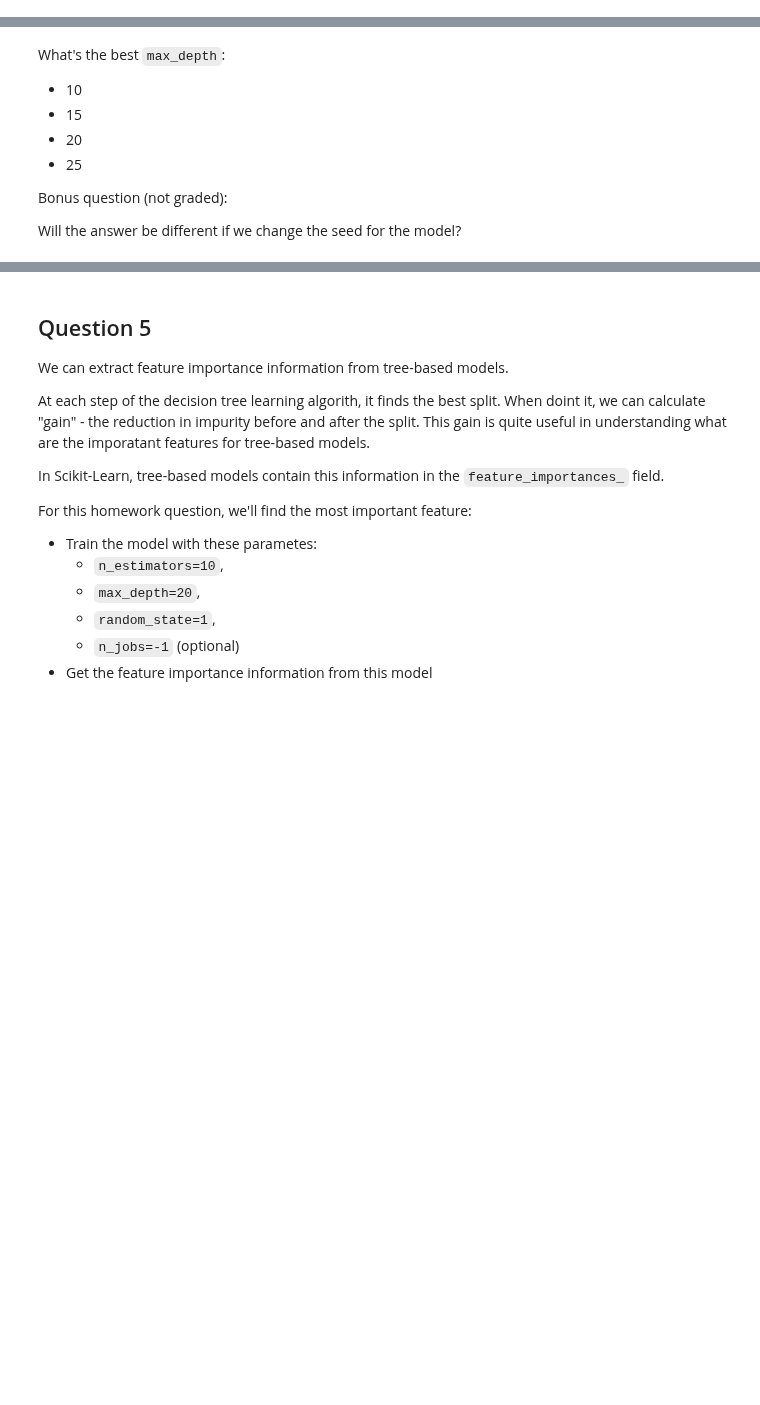
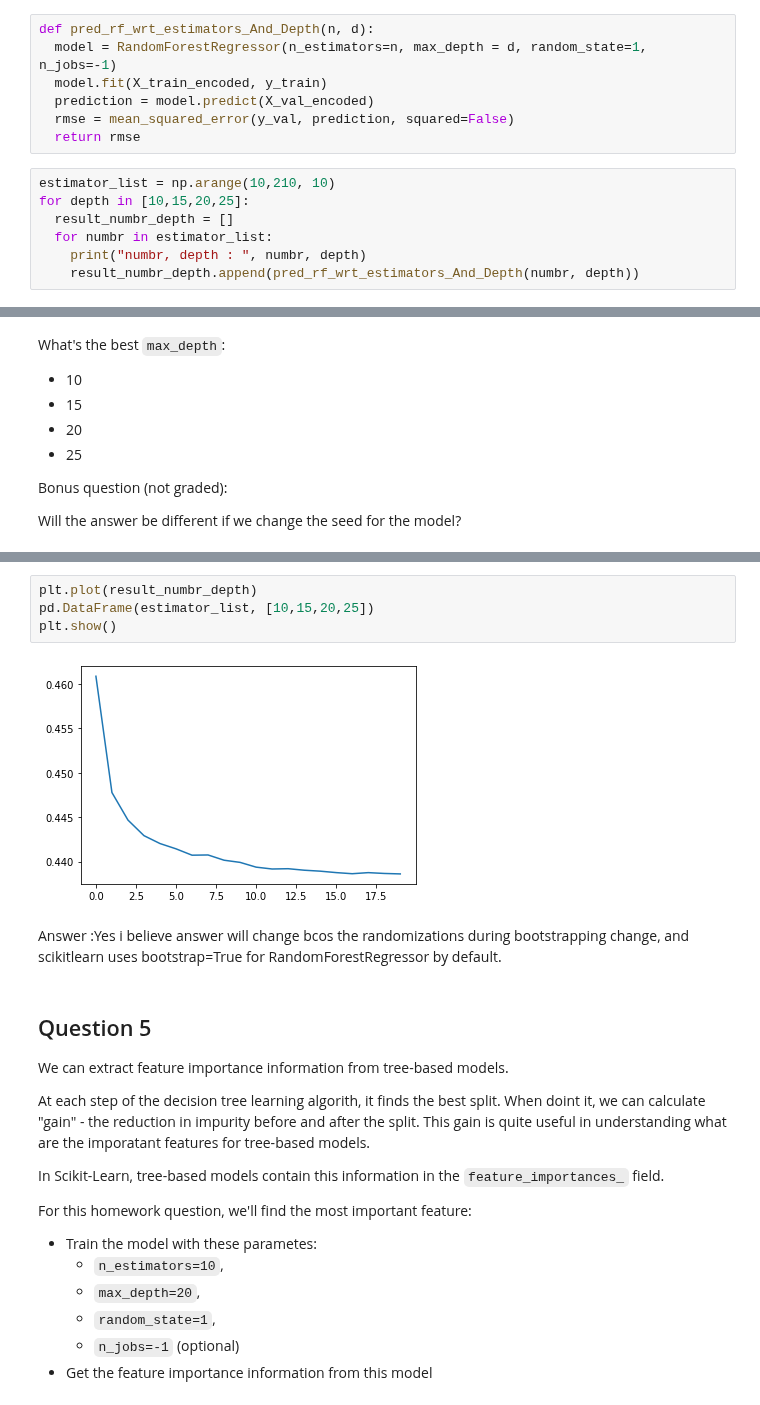
Before and after one commit to depknaraynscientist/Data_Science, a Jupyter notebook: ML_Zoomcamp_A6.ipynb, the cells around one changed output, grey strips where cells are left out. Drawn from its saved outputs; the diff is of its cells as text; blank space fills up the shorter version.

```diff
--- a/ML_Zoomcamp_A6.ipynb
+++ b/ML_Zoomcamp_A6.ipynb
@@ -222,3 +422,17 @@ Let's select the best `max_depth`:
 * Try different values of `max_depth`: `[10, 15, 20, 25]`
 * For each of these values, try different values of `n_estimators` from 10 till 200 (with step 10)
 * Fix the random seed: `random_state=1`
+# %%
+def pred_rf_wrt_estimators_And_Depth(n, d):
+  model = RandomForestRegressor(n_estimators=n, max_depth = d, random_state=1, n_jobs=-1)
+  model.fit(X_train_encoded, y_train)
+  prediction = model.predict(X_val_encoded)
+  rmse = mean_squared_error(y_val, prediction, squared=False)
+  return rmse
+# %%
+estimator_list = np.arange(10,210, 10)
+for depth in [10,15,20,25]:
+  result_numbr_depth = []
+  for numbr in estimator_list:
+    print("numbr, depth : ", numbr, depth)
+    result_numbr_depth.append(pred_rf_wrt_estimators_And_Depth(numbr, depth))
@@ -236,3 +477,11 @@ Will the answer be different if we change the seed for the model?
+# %%
+plt.plot(result_numbr_depth)
+pd.DataFrame(estimator_list, [10,15,20,25])
+plt.show()
+# %% [output]
+[figure, added]
+# %% [markdown]
+Answer :Yes i believe answer will change bcos the randomizations during bootstrapping change, and scikitlearn uses bootstrap=True for RandomForestRegressor by default.
 # %% [markdown]
 ## Question 5
 
```
Also changed, not shown: parts of 42 cells of this notebook.
